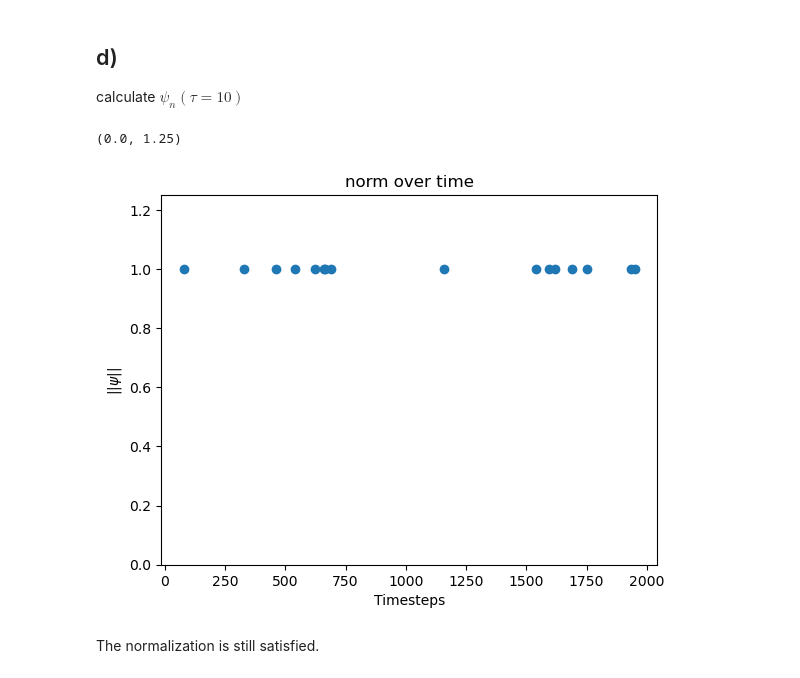
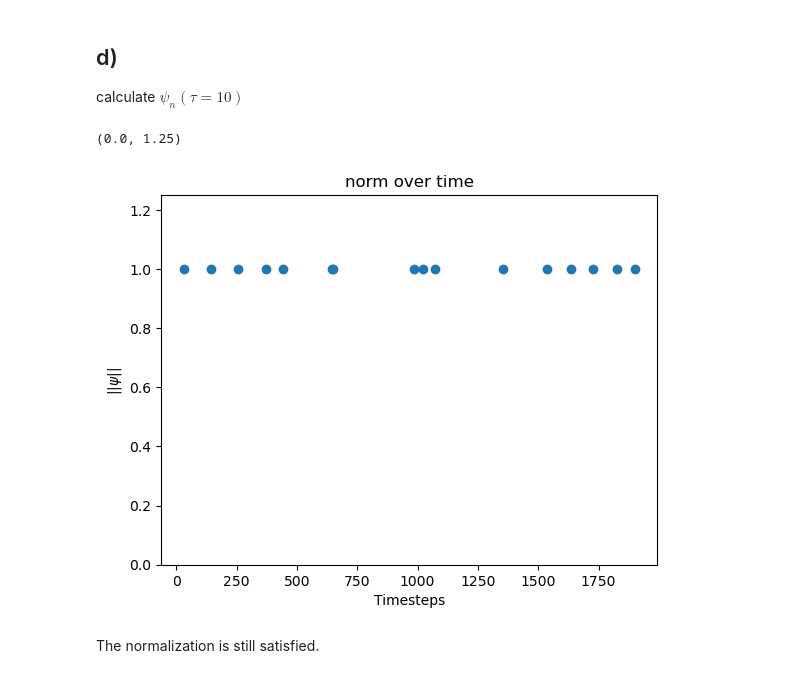
Before and after one commit to FSchierok/compPhys, a Jupyter notebook: Sheet07/A1.ipynb, the cells around one changed output. Saved outputs shown, nothing was run; the diff lists cells and outputs as text; code cells hidden in the pictures.

```diff
--- a/Sheet07/A1.ipynb
+++ b/Sheet07/A1.ipynb
@@ -4,6 +4,7 @@ from numpy.linalg import inv
 from numpy.linalg import matrix_power as mpow
 from numpy.linalg import norm
 import matplotlib.pyplot as plt
+from tqdm.notebook import tqdm
 
 Xi_l = -10
 Xi_r = 10
@@ -13,3 +14,14 @@ tauMax = 10
 
 size = int((Xi_r - Xi_l) / dXi)
 Xi = np.linspace(Xi_l, Xi_r, size, endpoint=True)
+
+# Settings for the plots
+num_rows_plot = 4
+Pit = np.random.uniform(
+    0, tauMax, num_rows_plot**2
+)  # random points in time for plotting
+Pit = np.sort(Pit)
+Iit = Pit / dTau  # Indices of time points
+Iit = Iit.astype(int)  # Indices as integers
+
+steps = np.diff(Iit)  # steps between time points
@@ -39,26 +77,19 @@ psi_0 /= norm(psi_0)  # normalization
 # %% [markdown]
 ## d)
 calculate $\psi_n(\tau=10)$
-# %%
-num_rows_plot = 4
-Pit = np.random.uniform(0, tauMax, num_rows_plot**2)  # Points in time
-Pit = np.sort(Pit)
-Iit = Pit / dTau  # Indices in time
-Iit = Iit.astype(int)  # Indices in time as integers
-
-steps = np.diff(Iit)
-psis = [psi_0]
-for i in range(len(steps)):
-    psis.append(mpow(TimeEvOp, steps[i]) @ psis[-1])
+# %%
+psis1 = [psi_0]
+for i in range(len(steps)):
+    psis1.append(mpow(TimeEvOp, steps[i]) @ psis1[-1])
 # %%
-plt.plot(Iit, norm(psis, axis=1), linestyle="none", marker="o")
+plt.plot(Iit, norm(psis1, axis=1), linestyle="none", marker="o")
 plt.xlabel("Timesteps")
 plt.ylabel("$||\psi||$ ")
 plt.title("norm over time")
 plt.ylim(0, 1.25)
 # %% [output]
 (0.0, 1.25)
-[figure, old version]
+[figure, new version]
 # %% [markdown]
 The normalization is still satisfied.
 # %%
```
Also changed, not shown: parts of 24 cells of this notebook.
